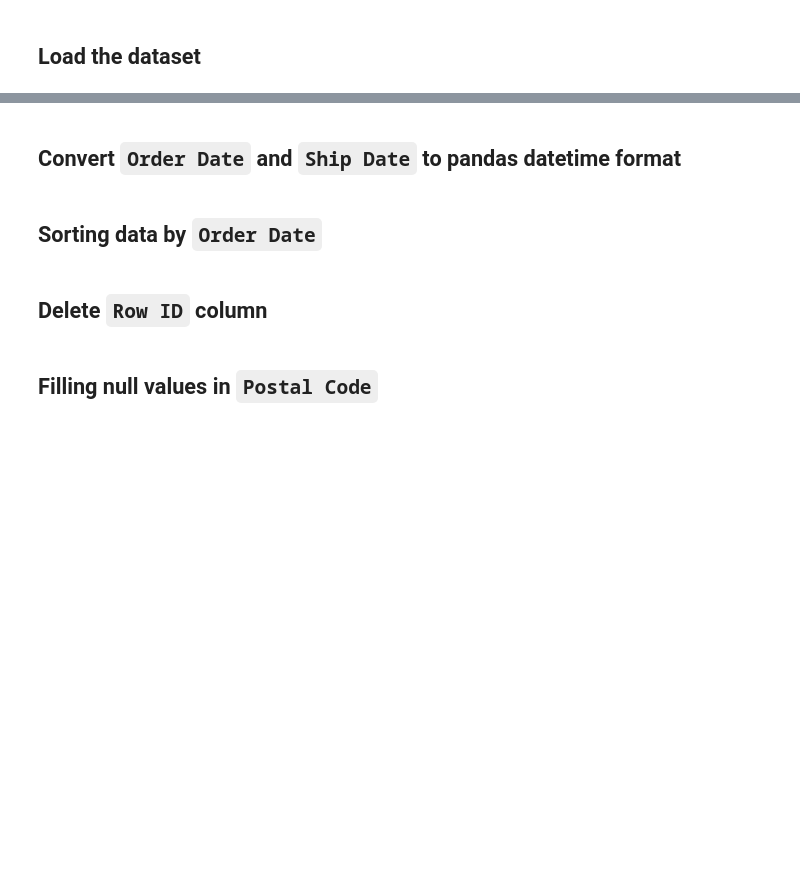
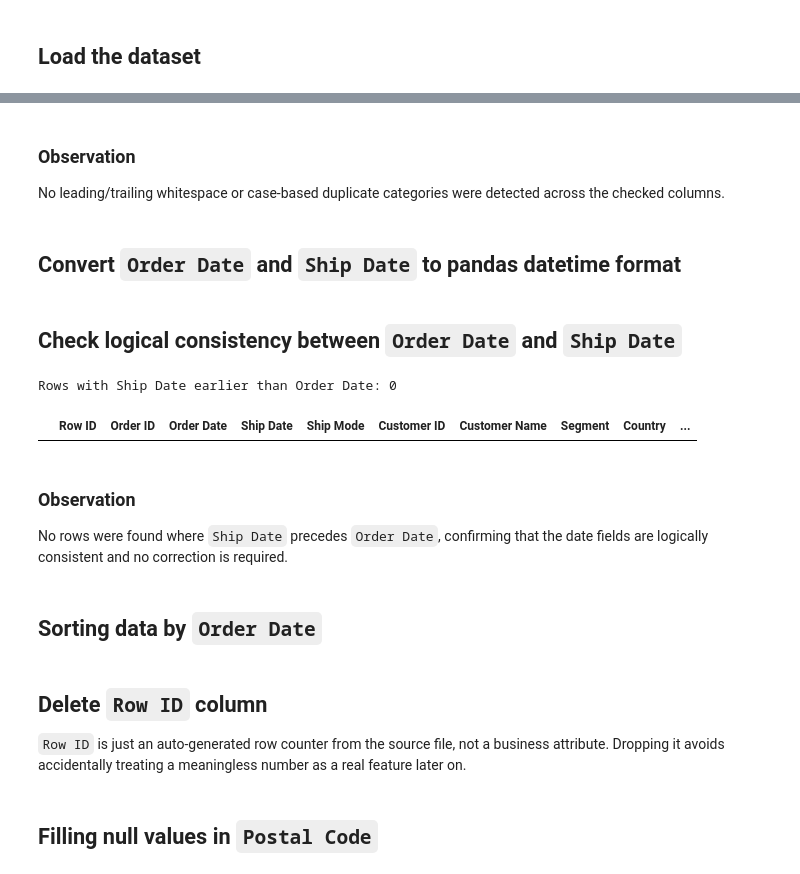
Before and after one commit to Hermash/Superstore-Sales-Analysis, a Jupyter notebook: notebooks/02_data_cleaning.ipynb, the cells around one changed output, grey strips where cells are left out. Saved outputs shown, nothing was run; the diff lists cells and outputs as text; code cells hidden in the pictures; blank space fills up the shorter version.

```diff
--- a/notebooks/02_data_cleaning.ipynb
+++ b/notebooks/02_data_cleaning.ipynb
@@ -17,14 +60,33 @@ df = pd.read_csv(DATA_PATH)
+# %% [markdown]
+### Observation
+
+No leading/trailing whitespace or case-based duplicate categories were detected across the checked columns.
 # %% [markdown]
 ## Convert `Order Date` and `Ship Date` to pandas datetime format
 # %%
 df['Order Date'] = pd.to_datetime(df['Order Date'], format='%d/%m/%Y')
 df['Ship Date'] = pd.to_datetime(df['Ship Date'], format='%d/%m/%Y')
+# %% [markdown]
+## Check logical consistency between `Order Date` and `Ship Date`
+# %%
+invalid_dates = df[df['Ship Date'] < df['Order Date']]
+print(f"Rows with Ship Date earlier than Order Date: {len(invalid_dates)}")
+invalid_dates
+# %% [output]
+Rows with Ship Date earlier than Order Date: 0
+|  | Row ID | Order ID | Order Date | Ship Date | Ship Mode | Customer ID | Customer Name | Segment | Country | ... |
+# %% [markdown]
+### Observation
+
+No rows were found where `Ship Date` precedes `Order Date`, confirming that the date fields are logically consistent and no correction is required.
 # %% [markdown]
 ## Sorting data by `Order Date`
 # %%
 df.sort_values(by=['Order Date'], inplace=True, ascending=True)
 # %% [markdown]
 ## Delete `Row ID` column
+
+`Row ID` is just an auto-generated row counter from the source file, not a business attribute. Dropping it avoids accidentally treating a meaningless number as a real feature later on.
 # %%
 df.drop(columns=['Row ID'], inplace=True)
 # %% [markdown]
```
Also changed, not shown: parts of 10 cells of this notebook, 1 other file.
